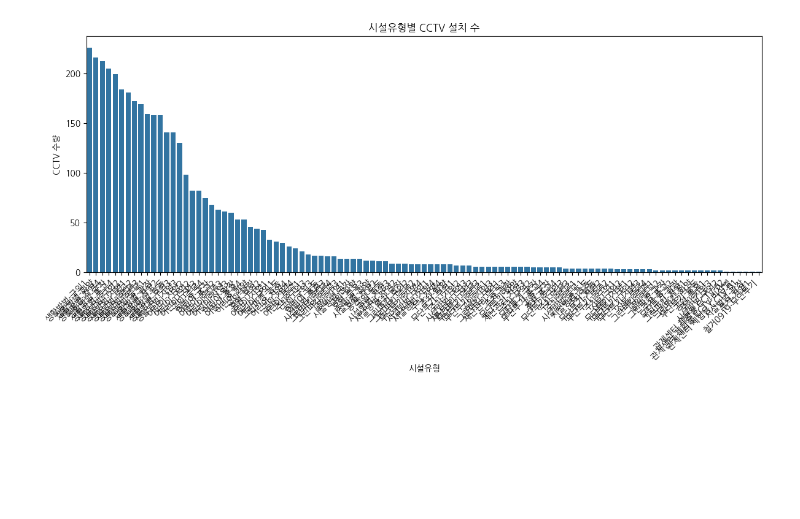
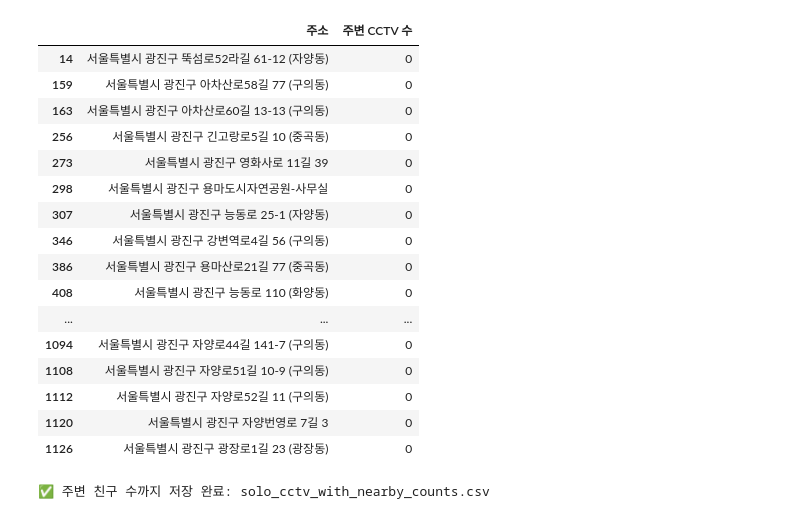
Before and after one commit to stundrg/Gwangjin-gu-safety-map, a Jupyter notebook: src/notebooks/stundrg/CCTV_analysis.ipynb, the cells around one changed output. Saved outputs shown, nothing was run; the diff lists cells and outputs as text; code cells hidden in the pictures; blank space fills up the shorter version.

Commit message:
haversine 추가 및 분석 완료

```diff
--- a/src/notebooks/stundrg/CCTV_analysis.ipynb
+++ b/src/notebooks/stundrg/CCTV_analysis.ipynb
@@ -123,23 +149,56 @@ df['시설유형'] = df['안심 주소'].astype(str).str.extract(r'^([^-]+-[^-]+
 # %%
 import pandas as pd
-import matplotlib.pyplot as plt
-import seaborn as sns
+import numpy as np
+from haversine import haversine, Unit
 
-# 한글 폰트 설정 (NanumGothic 등 시스템 내 사용 가능한 것으로)
-plt.rcParams['font.family'] = 'NanumGothic'  # Linux 사용자 (설치되어 있다면)
-plt.rcParams['axes.unicode_minus'] = False
+# 📁 proceeded_cctv_with_cluster.csv 불러오기
+df = pd.read_csv("../../results/proceeded_cctv_with_cluster.csv", encoding="utf-8-sig")
 
-# 그룹화: 시설유형별 CCTV 수량 총합
-df_grouped = df.groupby('시설유형')['CCTV 수량'].sum().sort_values(ascending=False).reset_index()
+# ✅ 단독 설치 CCTV만 추출
+df_solo = df[df['cluster'] == -1].copy()
 
-# 시각화
-plt.figure(figsize=(12, 6))
-sns.barplot(data=df_grouped, x='시설유형', y='CCTV 수량')
-plt.title("시설유형별 CCTV 설치 수")
-plt.xticks(rotation=45, ha='right')
-plt.tight_layout()
-plt.savefig("../../results/cctv_by.png", dpi=150)
-plt.show()
+# ✅ 전체 CCTV 좌표
+coords_all = df[['위도', '경도']].to_numpy()
+
+# ✅ 단독 CCTV 주변 친구 수 계산
+nearby_counts = []
+
+for _, solo_row in df_solo.iterrows():
+    solo_coord = (solo_row['위도'], solo_row['경도'])
+    count = 0
+    for coord in coords_all:
+        dist = haversine(solo_coord, (coord[0], coord[1]), unit=Unit.KILOMETERS)
+        if 0 < dist <= 0.1:  # 100m 이내, 자기 자신 제외
+            count += 1
+    nearby_counts.append(count)
+
+# ✅ 결과 저장
+df_solo['주변 CCTV 수'] = nearby_counts
+
+# ✅ 결과 확인
+df_solo_sorted = df_solo.sort_values(by='주변 CCTV 수', ascending=False)
+display(df_solo_sorted[['주소', '주변 CCTV 수']])
+
+# 💾 저장
+df_solo_sorted.to_csv("../../results/solo_cctv_with_nearby_counts.csv", index=False, encoding="utf-8-sig")
+print("✅ 주변 친구 수까지 저장 완료: solo_cctv_with_nearby_counts.csv")
 # %% [output]
-[figure, removed]
+|  | 주소 | 주변 CCTV 수 |
+| 14 | 서울특별시 광진구 뚝섬로52라길 61-12 (자양동) | 0 |
+| 159 | 서울특별시 광진구 아차산로58길 77 (구의동) | 0 |
+| 163 | 서울특별시 광진구 아차산로60길 13-13 (구의동) | 0 |
+| 256 | 서울특별시 광진구 긴고랑로5길 10 (중곡동) | 0 |
+| 273 | 서울특별시 광진구 영화사로 11길 39 | 0 |
+| 298 | 서울특별시 광진구 용마도시자연공원-사무실 | 0 |
+| 307 | 서울특별시 광진구 능동로 25-1 (자양동) | 0 |
+| 346 | 서울특별시 광진구 강변역로4길 56 (구의동) | 0 |
+| 386 | 서울특별시 광진구 용마산로21길 77 (중곡동) | 0 |
+| 408 | 서울특별시 광진구 능동로 110 (화양동) | 0 |
+| ... | ... | ... |
+| 1094 | 서울특별시 광진구 자양로44길 141-7 (구의동) | 0 |
+| 1108 | 서울특별시 광진구 자양로51길 10-9 (구의동) | 0 |
+| 1112 | 서울특별시 광진구 자양로52길 11 (구의동) | 0 |
+| 1120 | 서울특별시 광진구 자양번영로 7길 3 | 0 |
+| 1126 | 서울특별시 광진구 광장로1길 23 (광장동) | 0 |
+✅ 주변 친구 수까지 저장 완료: solo_cctv_with_nearby_counts.csv
 # %%
```
Also changed, not shown: parts of 9 cells of this notebook, 9 other files.
